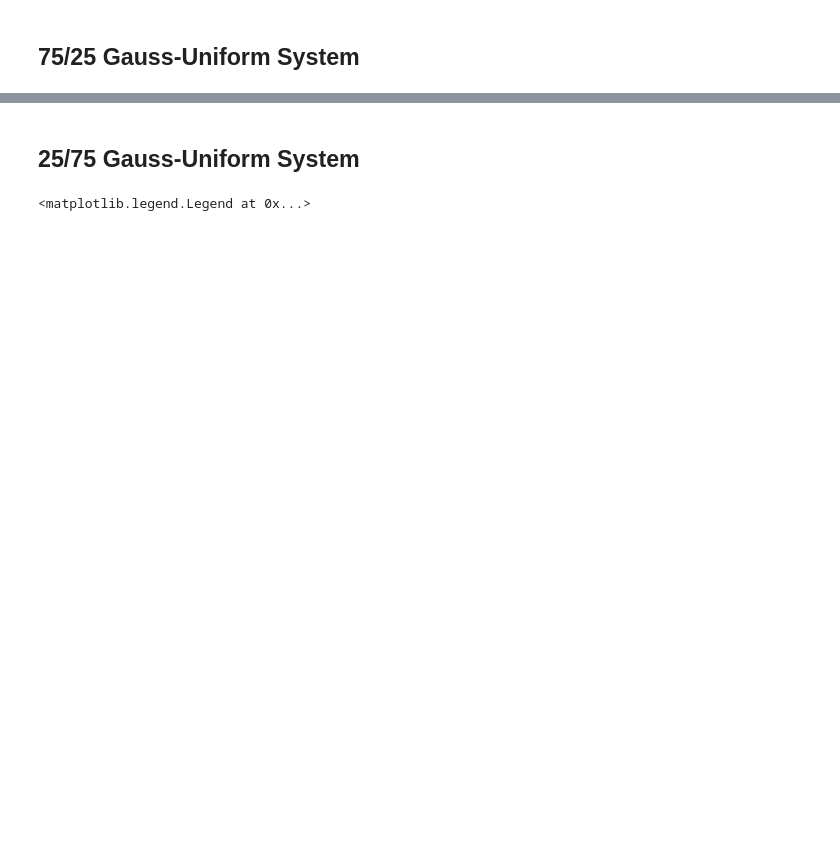
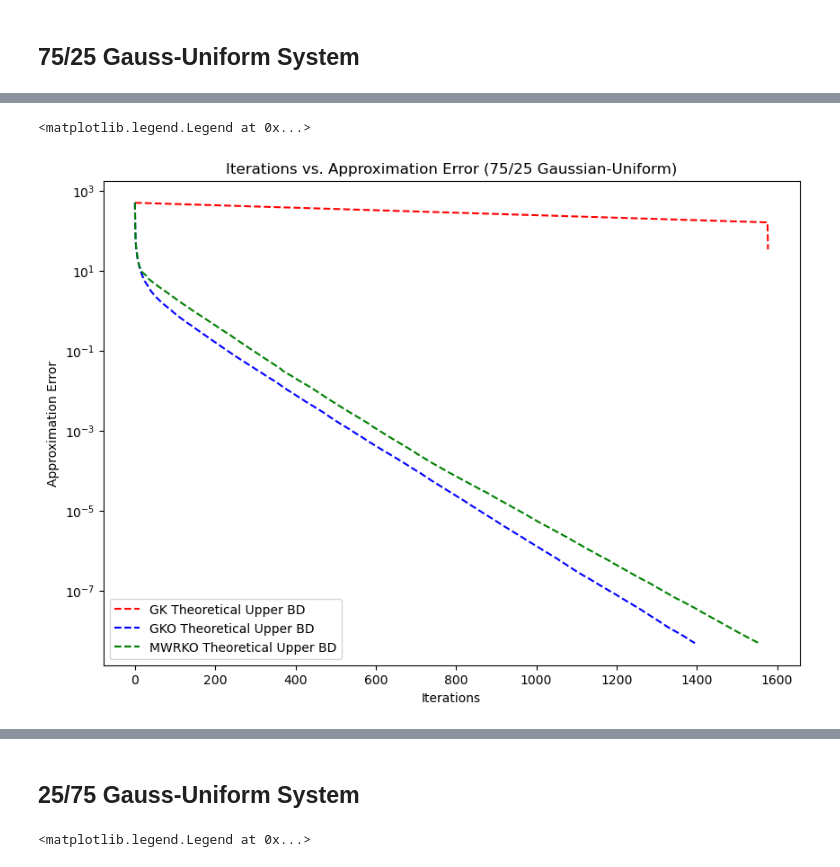
Before and after one commit to emicervantes/gko-23, a Jupyter notebook: scripts/synthetic-exp/synthetic-exp6.ipynb, the cells around one changed output, grey strips where cells are left out. Drawn from its saved outputs; the diff is of its cells as text; code cells hidden in the pictures; blank space fills up the shorter version.

```diff
--- a/scripts/synthetic-exp/synthetic-exp6.ipynb
+++ b/scripts/synthetic-exp/synthetic-exp6.ipynb
@@ -438,3 +491,21 @@ plt.legend()
+# %%
+# plot the results with the theoretical upper bound
+plt.figure(figsize=(10,7))
+# plot theoretical bound
+plt.semilogy(np.arange(len(gk_gu2[2])), gk_gu2[2], linestyle = 'dashed',
+             color = "red", label = 'GK Theoretical Upper BD')
+plt.semilogy(np.arange(len(gko_gu2[2])), gko_gu2[2], linestyle = 'dashed',
+             color = "blue", label = 'GKO Theoretical Upper BD')
+plt.semilogy(np.arange(len(mwrko_gu2[2])), mwrko_gu2[2], linestyle = 'dashed',
+             color = "green", label = 'MWRKO Theoretical Upper BD')
+
+plt.xlabel('Iterations')
+plt.ylabel('Approximation Error')
+plt.title('Iterations vs. Approximation Error (75/25 Gaussian-Uniform)')
+plt.legend()
+# %% [output]
+<matplotlib.legend.Legend at 0x...>
+[figure, added]
 # %%
 # Show MWRKO empirical and theoretical results
 plt.figure(figsize=(10,7))
```
Also changed, not shown: parts of 24 cells of this notebook, 1 other file.
